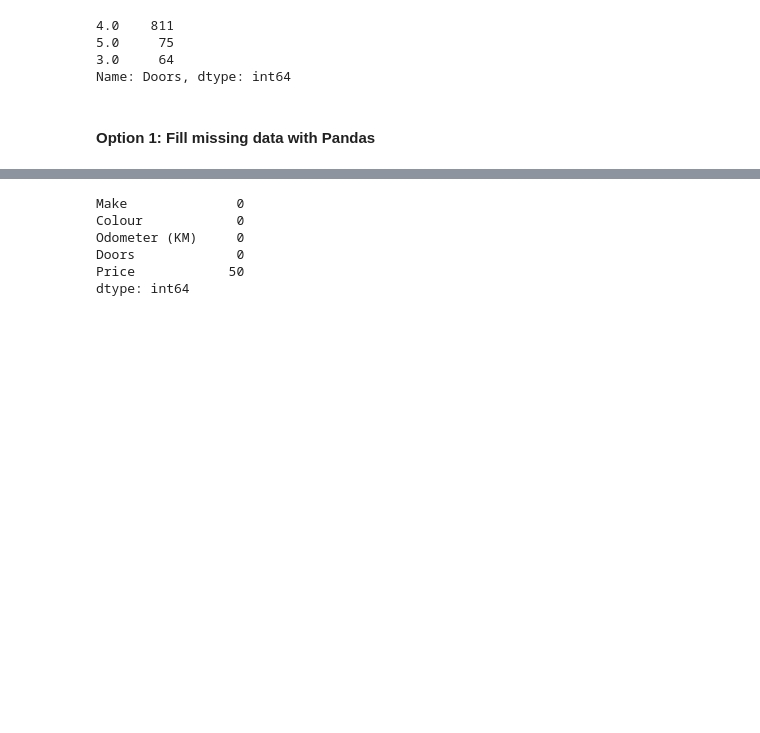
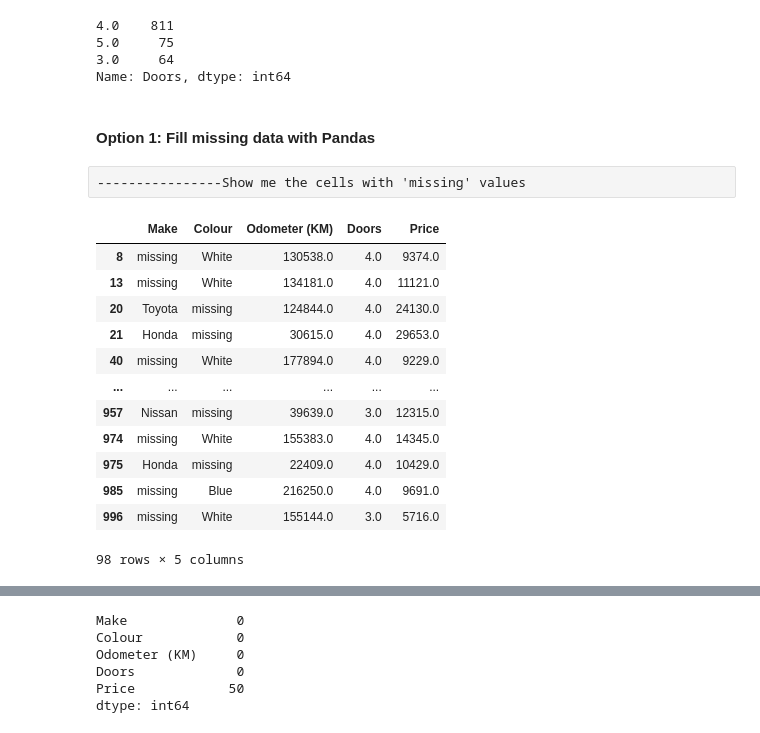
Before and after one commit to hamidov9jat/Sklearn-Exercises, a Jupyter notebook: notebooks/my_experiments.ipynb, the cells around one changed output, grey strips where cells are left out. Drawn from its saved outputs; the diff is of its cells as text; code cells hidden in the pictures; blank space fills up the shorter version.

```diff
--- a/notebooks/my_experiments.ipynb
+++ b/notebooks/my_experiments.ipynb
@@ -652,3 +801,22 @@ car_sales_missing["Odometer (KM)"].fillna(car_sales_missing["Odometer (KM)"].mea
 
 # Fill the "Doors" column
 car_sales_missing["Doors"].fillna(4, inplace=True)
+# %% [raw]
+----------------Show me the cells with 'missing' values
+# %%
+df_missing = car_sales_missing.loc[car_sales_missing.isin(['missing']).any(axis=1)]
+df_missing
+# %% [output]
+|  | Make | Colour | Odometer (KM) | Doors | Price |
+| 8 | missing | White | 130538.0 | 4.0 | 9374.0 |
+| 13 | missing | White | 134181.0 | 4.0 | 11121.0 |
+| 20 | Toyota | missing | 124844.0 | 4.0 | 24130.0 |
+| 21 | Honda | missing | 30615.0 | 4.0 | 29653.0 |
+| 40 | missing | White | 177894.0 | 4.0 | 9229.0 |
+| ... | ... | ... | ... | ... | ... |
+| 957 | Nissan | missing | 39639.0 | 3.0 | 12315.0 |
+| 974 | missing | White | 155383.0 | 4.0 | 14345.0 |
+| 975 | Honda | missing | 22409.0 | 4.0 | 10429.0 |
+| 985 | missing | Blue | 216250.0 | 4.0 | 9691.0 |
+| 996 | missing | White | 155144.0 | 3.0 | 5716.0 |
+98 rows × 5 columns
```
Also changed, not shown: parts of 68 cells of this notebook, 5 other files.
